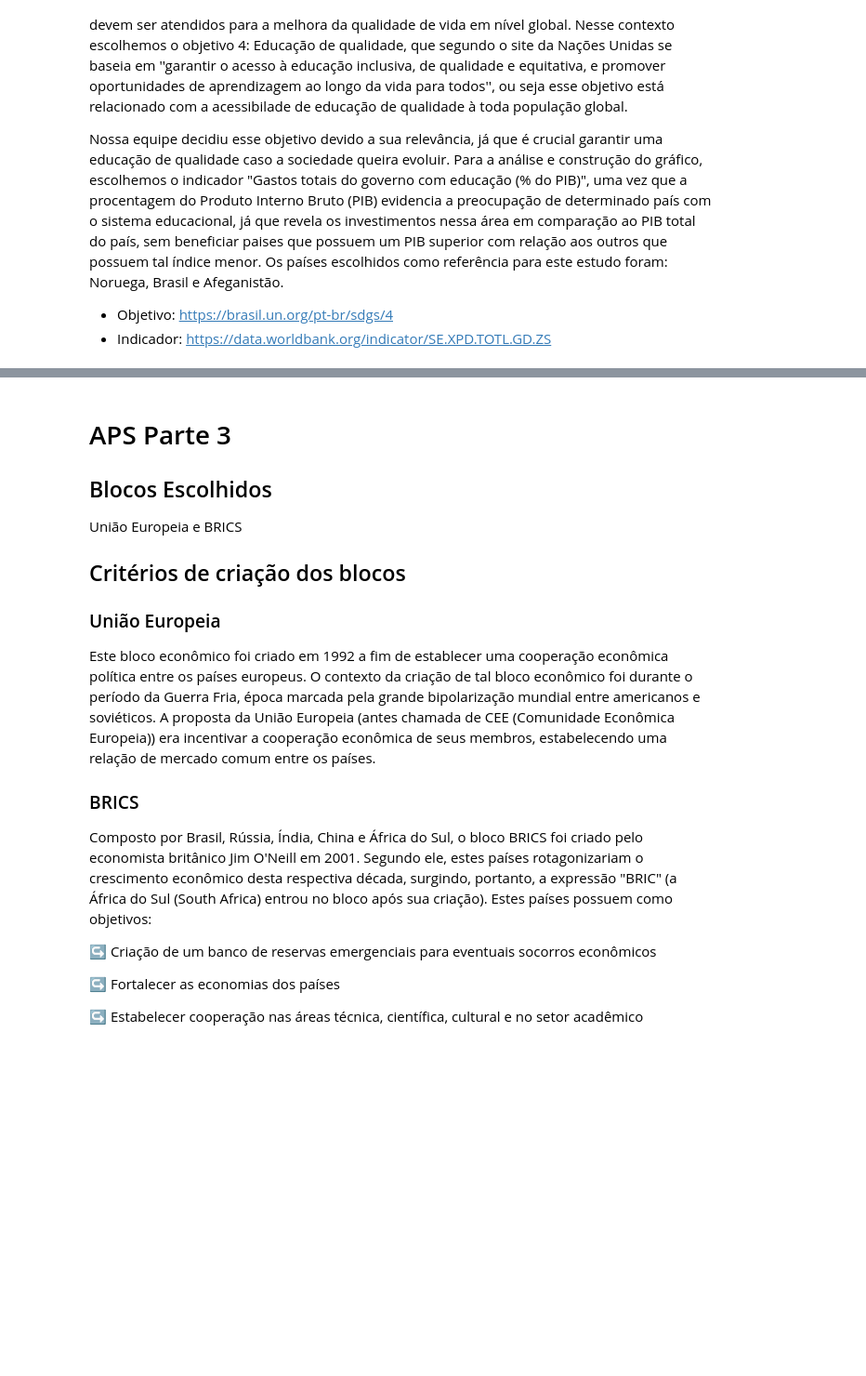
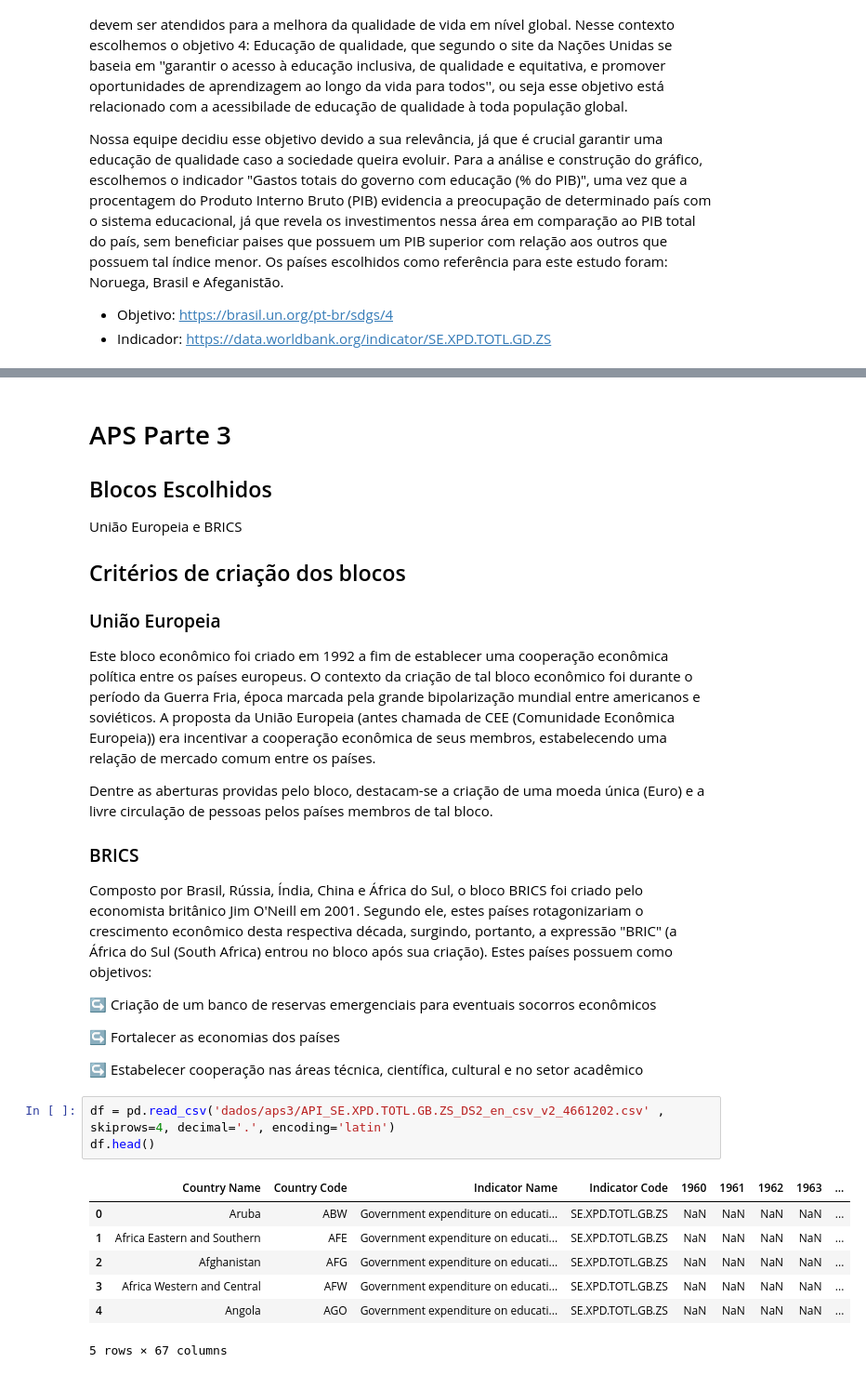
Before and after one commit to alessitomas/c.dadosAPS, a Jupyter notebook: principal.ipynb, the cells around one changed output, grey strips where cells are left out. Shown at 93% size. Saved outputs shown, nothing was run; the diff lists cells and outputs as text; blank space fills up the shorter version.

```diff
--- a/principal.ipynb
+++ b/principal.ipynb
@@ -53,6 +53,8 @@ União Europeia e BRICS
 ### União Europeia
 Este bloco econômico foi criado em 1992 a fim de establecer uma cooperação econômica política entre os países europeus. O contexto da criação de tal bloco econômico foi durante o período da Guerra Fria, época marcada pela grande bipolarização mundial entre americanos e soviéticos. A proposta da União Europeia (antes chamada de CEE (Comunidade Econômica Europeia)) era incentivar a cooperação econômica de seus membros, estabelecendo uma relação de mercado comum entre os países.
 
+Dentre as aberturas providas pelo bloco, destacam-se a criação de uma moeda única (Euro) e a livre circulação de pessoas pelos países membros de tal bloco.
+
 
 ### BRICS
 Composto por Brasil, Rússia, Índia, China e África do Sul, o bloco BRICS foi criado pelo economista britânico Jim O'Neill em 2001. Segundo ele, estes países rotagonizariam o crescimento econômico desta respectiva década, surgindo, portanto, a expressão "BRIC" (a África do Sul (South Africa) entrou no bloco após sua criação). Estes países possuem como objetivos:
@@ -62,3 +64,14 @@ Composto por Brasil, Rússia, Índia, China e África do Sul, o bloco BRICS foi
 ↪ Fortalecer as economias dos países
 
 ↪ Estabelecer cooperação nas áreas técnica, científica, cultural e no setor acadêmico
+# %%
+df = pd.read_csv('dados/aps3/API_SE.XPD.TOTL.GB.ZS_DS2_en_csv_v2_4661202.csv' , skiprows=4, decimal='.', encoding='latin')
+df.head()
+# %% [output]
+|  | Country Name | Country Code | Indicator Name | Indicator Code | 1960 | 1961 | 1962 | 1963 | ... |
+| 0 | Aruba | ABW | Government expenditure on educati... | SE.XPD.TOTL.GB.ZS | NaN | NaN | NaN | NaN | ... |
+| 1 | Africa Eastern and Southern | AFE | Government expenditure on educati... | SE.XPD.TOTL.GB.ZS | NaN | NaN | NaN | NaN | ... |
+| 2 | Afghanistan | AFG | Government expenditure on educati... | SE.XPD.TOTL.GB.ZS | NaN | NaN | NaN | NaN | ... |
+| 3 | Africa Western and Central | AFW | Government expenditure on educati... | SE.XPD.TOTL.GB.ZS | NaN | NaN | NaN | NaN | ... |
+| 4 | Angola | AGO | Government expenditure on educati... | SE.XPD.TOTL.GB.ZS | NaN | NaN | NaN | NaN | ... |
+5 rows × 67 columns
```
Also changed, not shown: parts of 4 cells of this notebook.
